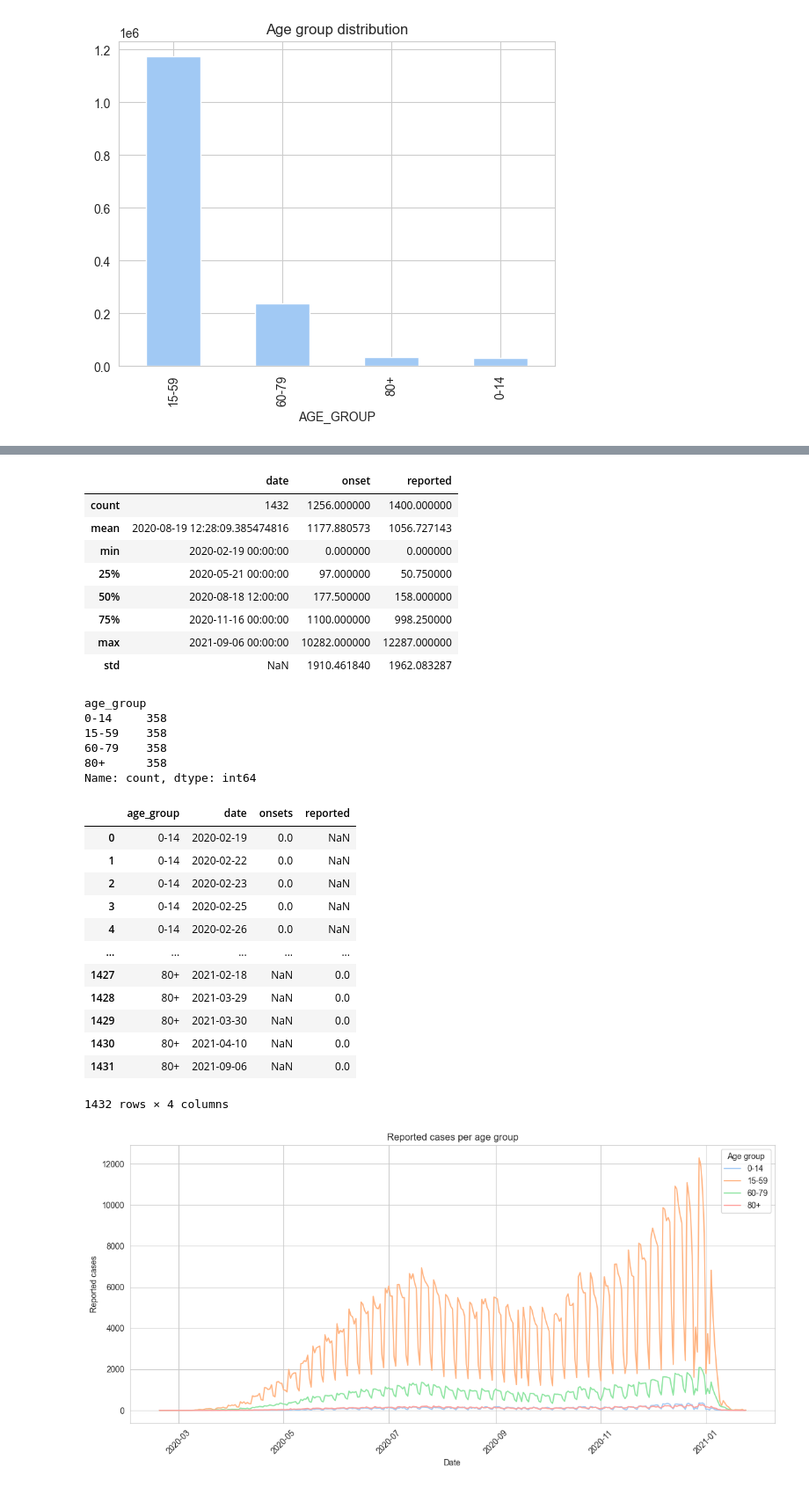
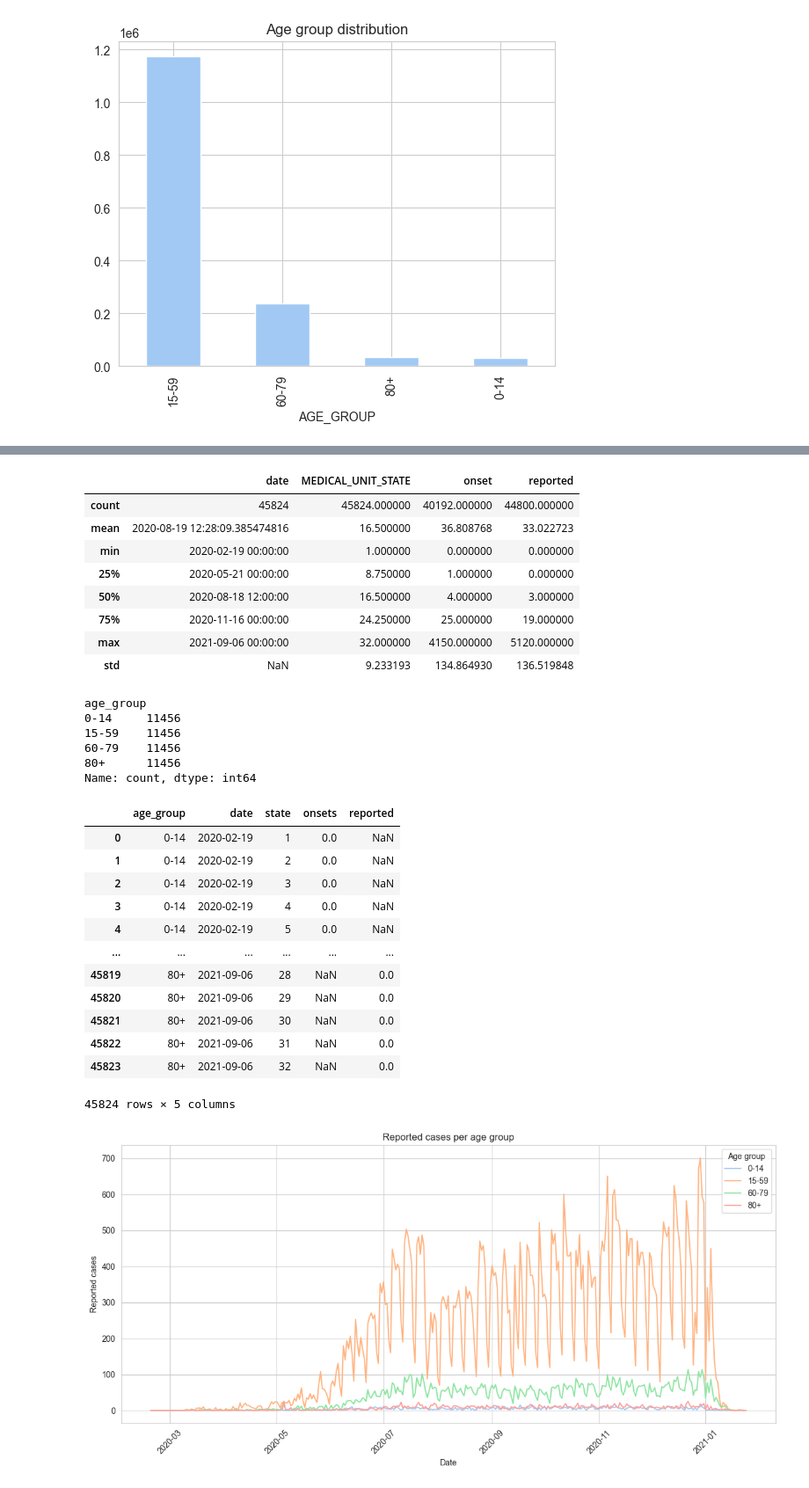
Before and after one commit to ReggieScript/InfectiousDisease-COVIDMX, a Jupyter notebook: data_process.ipynb, the cells around one changed output, grey strips where cells are left out. Shown at 88% size. Saved outputs shown, nothing was run; the diff lists cells and outputs as text; code cells hidden in the pictures.

Commit message:
state stratified datasets added

```diff
--- a/data_process.ipynb
+++ b/data_process.ipynb
@@ -34,6 +34,7 @@ full_data.shape
 # %%
 ## Renaming to english
 columns_to_keep = [
+    'ENTIDAD_UM',
     'FECHA_ACTUALIZACION',
     'ID_REGISTRO',
     'SEXO',
@@ -194,6 +225,7 @@ pd.get_dummies(covid_data_death["SEX"], prefix = "SEX")
 # %% [markdown]
 ## Making the data work as in the paper
 # %%
-data = pd.read_csv("./data/full_data.csv")
+#data = pd.read_csv("./data/full_data.csv")
+data = covid_data.copy()
 data.head()
 # %% [output]
@@ -230,14 +273,14 @@ data["SYMPTOM_ONSET_DATE"] = pd.to_datetime(data["SYMPTOM_ONSET_DATE"], format="
 data["ADMISSION_DATE"] = pd.to_datetime(data["ADMISSION_DATE"], format="%Y-%m-%d", errors="coerce")
 
 # Grouping by age group and date, and counting cases
-result = data.groupby(["AGE_GROUP", "SYMPTOM_ONSET_DATE"]).size().reset_index(name="onset")
+result = data.groupby(["AGE_GROUP", "SYMPTOM_ONSET_DATE", "MEDICAL_UNIT_STATE"]).size().reset_index(name="onset")
 result = result.rename(columns={"SYMPTOM_ONSET_DATE": "date"})
 
-reported = data.groupby(["AGE_GROUP", "ADMISSION_DATE"]).size().reset_index(name="reported")
+reported = data.groupby(["AGE_GROUP", "ADMISSION_DATE", "MEDICAL_UNIT_STATE"]).size().reset_index(name="reported")
 reported = reported.rename(columns={"ADMISSION_DATE": "date"})
 
 # Merging the two dataframes
-final_df = pd.merge(result, reported, on=["AGE_GROUP", "date"], how="outer")
+final_df = pd.merge(result, reported, on=["AGE_GROUP", "date", "MEDICAL_UNIT_STATE"], how="outer")
 
 final_df
 # %% [output]
@@ -257,42 +300,42 @@ final_df
 # %%
 final_df.describe()
 # %% [output]
-|  | date | onset | reported |
-| count | 1432 | 1256.000000 | 1400.000000 |
-| mean | 2020-08-19 12:28:09.385474816 | 1177.880573 | 1056.727143 |
-| min | 2020-02-19 00:00:00 | 0.000000 | 0.000000 |
-| 25% | 2020-05-21 00:00:00 | 97.000000 | 50.750000 |
-| 50% | 2020-08-18 12:00:00 | 177.500000 | 158.000000 |
-| 75% | 2020-11-16 00:00:00 | 1100.000000 | 998.250000 |
-| max | 2021-09-06 00:00:00 | 10282.000000 | 12287.000000 |
-| std | NaN | 1910.461840 | 1962.083287 |
+|  | date | MEDICAL_UNIT_STATE | onset | reported |
+| count | 45824 | 45824.000000 | 40192.000000 | 44800.000000 |
+| mean | 2020-08-19 12:28:09.385474816 | 16.500000 | 36.808768 | 33.022723 |
+| min | 2020-02-19 00:00:00 | 1.000000 | 0.000000 | 0.000000 |
+| 25% | 2020-05-21 00:00:00 | 8.750000 | 1.000000 | 0.000000 |
+| 50% | 2020-08-18 12:00:00 | 16.500000 | 4.000000 | 3.000000 |
+| 75% | 2020-11-16 00:00:00 | 24.250000 | 25.000000 | 19.000000 |
+| max | 2021-09-06 00:00:00 | 32.000000 | 4150.000000 | 5120.000000 |
+| std | NaN | 9.233193 | 134.864930 | 136.519848 |
 # %%
-final_df.rename(columns={"onset": "onsets", "AGE_GROUP": "age_group"}, inplace=True)
+final_df.rename(columns={"onset": "onsets", "AGE_GROUP": "age_group", "MEDICAL_UNIT_STATE": "state"}, inplace=True)
 # %%
 final_df["age_group"].value_counts()
 # %% [output]
 age_group
-0-14     358
-15-59    358
-60-79    358
-80+      358
+0-14     11456
+15-59    11456
+60-79    11456
+80+      11456
 Name: count, dtype: int64
 # %%
 final_df
 # %% [output]
-|  | age_group | date | onsets | reported |
-| 0 | 0-14 | 2020-02-19 | 0.0 | NaN |
-| 1 | 0-14 | 2020-02-22 | 0.0 | NaN |
-| 2 | 0-14 | 2020-02-23 | 0.0 | NaN |
-| 3 | 0-14 | 2020-02-25 | 0.0 | NaN |
-| 4 | 0-14 | 2020-02-26 | 0.0 | NaN |
-| ... | ... | ... | ... | ... |
-| 1427 | 80+ | 2021-02-18 | NaN | 0.0 |
-| 1428 | 80+ | 2021-03-29 | NaN | 0.0 |
-| 1429 | 80+ | 2021-03-30 | NaN | 0.0 |
-| 1430 | 80+ | 2021-04-10 | NaN | 0.0 |
-| 1431 | 80+ | 2021-09-06 | NaN | 0.0 |
+|  | age_group | date | state | onsets | reported |
+| 0 | 0-14 | 2020-02-19 | 1 | 0.0 | NaN |
+| 1 | 0-14 | 2020-02-19 | 2 | 0.0 | NaN |
+| 2 | 0-14 | 2020-02-19 | 3 | 0.0 | NaN |
+| 3 | 0-14 | 2020-02-19 | 4 | 0.0 | NaN |
+| 4 | 0-14 | 2020-02-19 | 5 | 0.0 | NaN |
+| ... | ... | ... | ... | ... | ... |
+| 45819 | 80+ | 2021-09-06 | 28 | NaN | 0.0 |
+| 45820 | 80+ | 2021-09-06 | 29 | NaN | 0.0 |
+| 45821 | 80+ | 2021-09-06 | 30 | NaN | 0.0 |
+| 45822 | 80+ | 2021-09-06 | 31 | NaN | 0.0 |
+| 45823 | 80+ | 2021-09-06 | 32 | NaN | 0.0 |
-1432 rows × 4 columns
+45824 rows × 5 columns
 # %%
 #set missing values to 0
 final_df["reported"] = final_df["reported"].fillna(0)
@@ -304,17 +353,18 @@ test = final_df[final_df["date"] < "2021-01-25"]
 # %%
+casos_mty = test[test["state"] == 19]
 ## plot cases per age group
 import matplotlib.pyplot as plt
 
 import seaborn as sns
 plt.figure(figsize=(12, 6))
 sns.set_style("whitegrid")
 sns.set_palette("pastel")
-sns.lineplot(data=test, x="date", y="reported", hue="age_group")
+sns.lineplot(data=casos_mty, x="date", y="reported", hue="age_group")
 plt.title("Reported cases per age group")
 plt.xlabel("Date")
 plt.ylabel("Reported cases")
 plt.xticks(rotation=45)
 plt.legend(title="Age group")
 plt.tight_layout()
 # %% [output]
-[figure, old version]
+[figure, new version]
```
Also changed, not shown: parts of 16 cells of this notebook, 3 other files.
